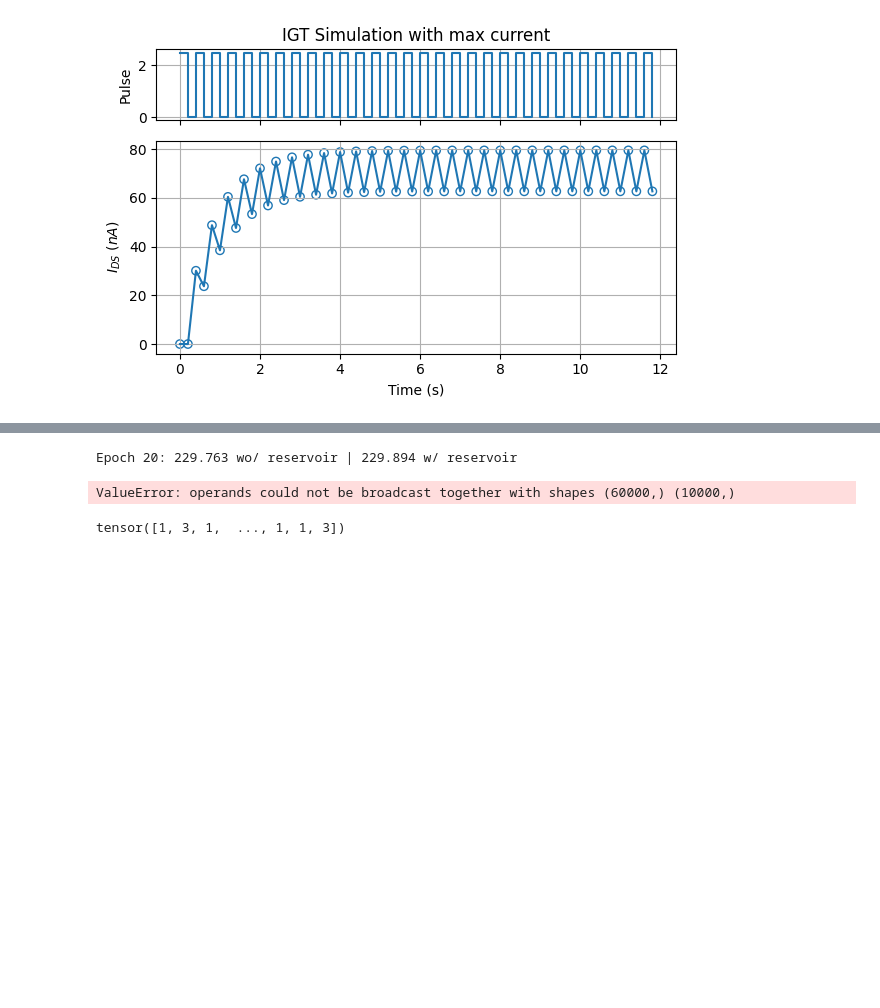
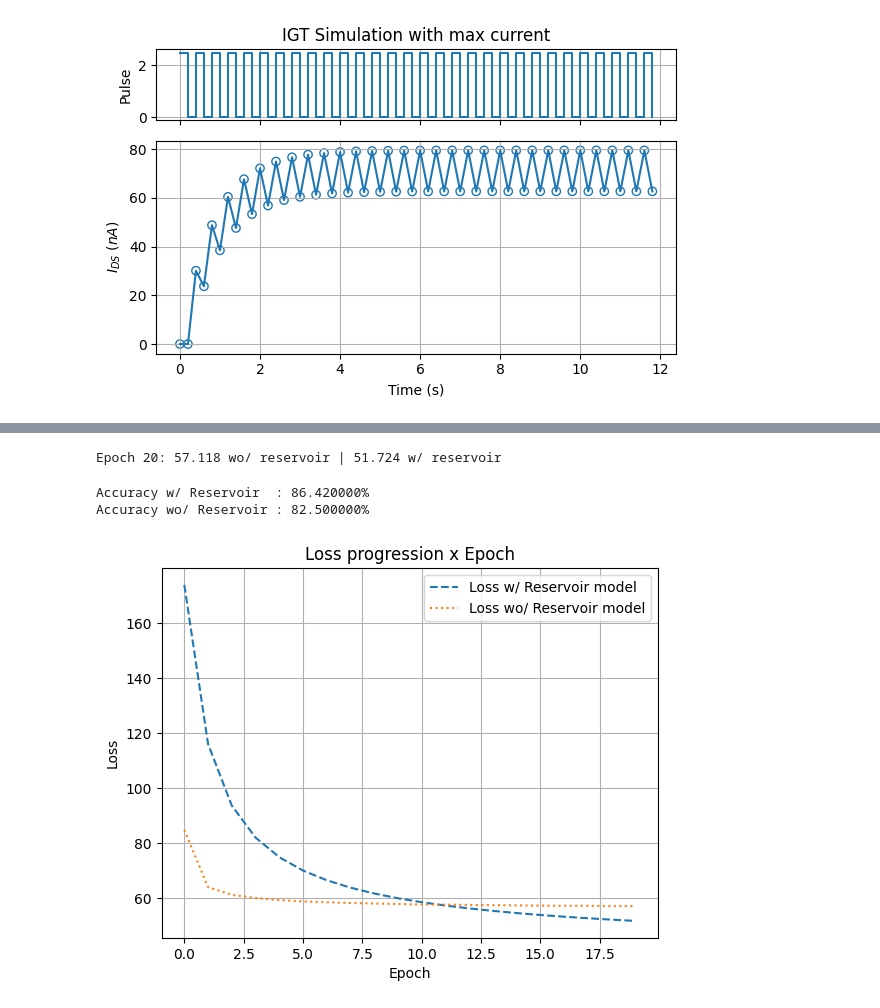
Before and after one commit to FipaLipe/IRIS, a Jupyter notebook: One_Node_Reservoir_Simulation.ipynb, the cells around one changed output, grey strips where cells are left out. Drawn from its saved outputs; the diff is of its cells as text; code cells hidden in the pictures; blank space fills up the shorter version.

```diff
--- a/One_Node_Reservoir_Simulation.ipynb
+++ b/One_Node_Reservoir_Simulation.ipynb
@@ -303,12 +305,12 @@ print(f"Accuracy wo/ Reservoir : {(100*accuracy):2f}%")
 # %%
 model_reservoir_lr = LogisticRegression(
-    max_iter=1000
+    max_iter=MAX_ITERATION
 )
 
 model_reservoir_lr.fit(reconstructed_images_reservoir, labels)
 
 model_lr= LogisticRegression(
-    max_iter=1000
+    max_iter=MAX_ITERATION
 )
 
 model_lr.fit(reconstructed_images, labels)
@@ -343,19 +361,19 @@ model_pytorch = Readout()
 
 criterion = nn.CrossEntropyLoss()
 
-optimizer_reservoir = torch.optim.Adam(
+optimizer_reservoir = torch.optim.SGD(
     model_reservoir_pytorch.parameters(),
-    lr=1e-3
+    lr=LEARNING_RATE
 )
 
-optimizer = torch.optim.Adam(
+optimizer = torch.optim.SGD(
     model_pytorch.parameters(),
-    lr=1e-3
+    lr=LEARNING_RATE
 )
 # %%
 X_train_tensor_reservoir = torch.tensor(reconstructed_images_reservoir, dtype=torch.float32)
 X_train_tensor = torch.tensor(reconstructed_images, dtype=torch.float32)
-y_train_tensor = torch.tensor(y_train, dtype=torch.long)
+y_train_tensor = torch.tensor(labels, dtype=torch.long)
 
 dataset_reservoir = TensorDataset(
     X_train_tensor_reservoir,
@@ -379,7 +397,7 @@ loader = DataLoader(
 # %%
 loss_reservoir = []
 loss_no_reservoir = []
-for epoch in range(20):
+for epoch in range(MAX_ITERATION):
 
     running_loss_reservoir = 0
     running_loss = 0
@@ -419,7 +437,7 @@ for epoch in range(20):
     loss_reservoir.append(running_loss_reservoir)
     loss_no_reservoir.append(running_loss)
 # %% [output]
-Epoch 20: 229.763 wo/ reservoir | 229.894 w/ reservoir
+Epoch 20: 57.118 wo/ reservoir | 51.724 w/ reservoir
 # %%
 X_test_tensor_reservoir = torch.tensor(
     reconstructed_test_images_reservoir,
@@ -433,39 +451,37 @@ X_test_tensor = torch.tensor(
 model_reservoir_pytorch.eval()
 with torch.no_grad():
 
     outputs = model_reservoir_pytorch(X_test_tensor_reservoir)
 
     preds = outputs.argmax(dim=1)
 
 accuracy_reservoir = (
-    preds.numpy() == y_test
+    preds.numpy() == labels_test
 ).mean()
 
 model_pytorch.eval()
 with torch.no_grad():
 
     outputs = model_pytorch(X_test_tensor)
 
     preds = outputs.argmax(dim=1)
 
 accuracy = (
-    preds.numpy() == y_test
+    preds.numpy() == labels_test
 ).mean()
 
 print(f"Accuracy w/ Reservoir  : {(100*accuracy_reservoir):2f}%")
 print(f"Accuracy wo/ Reservoir : {(100*accuracy):2f}%")
 
-plt.plot(range(10), loss_reservoir, label="Loss w/ Reservoir model", linestyle="--")
-plt.plot(range(10), loss_no_reservoir, label="Loss wo/ Reservoir model", linestyle=":")
+plt.plot(range(MAX_ITERATION), loss_reservoir, label="Loss w/ Reservoir model", linestyle="--")
+plt.plot(range(MAX_ITERATION), loss_no_reservoir, label="Loss wo/ Reservoir model", linestyle=":")
 plt.xlabel("Epoch")
 plt.ylabel("Loss")
 plt.title("Loss progression x Epoch")
 plt.grid()
 plt.legend()
 plt.show()
 # %% [output]
-ValueError: operands could not be broadcast together with shapes (60000,) (10000,)
+Accuracy w/ Reservoir  : 86.420000%
+Accuracy wo/ Reservoir : 82.500000%
+[figure, added]
-# %%
-print(preds)
-# %% [output]
-tensor([1, 3, 1,  ..., 1, 1, 3])
```
Also changed, not shown: parts of 6 cells of this notebook.
